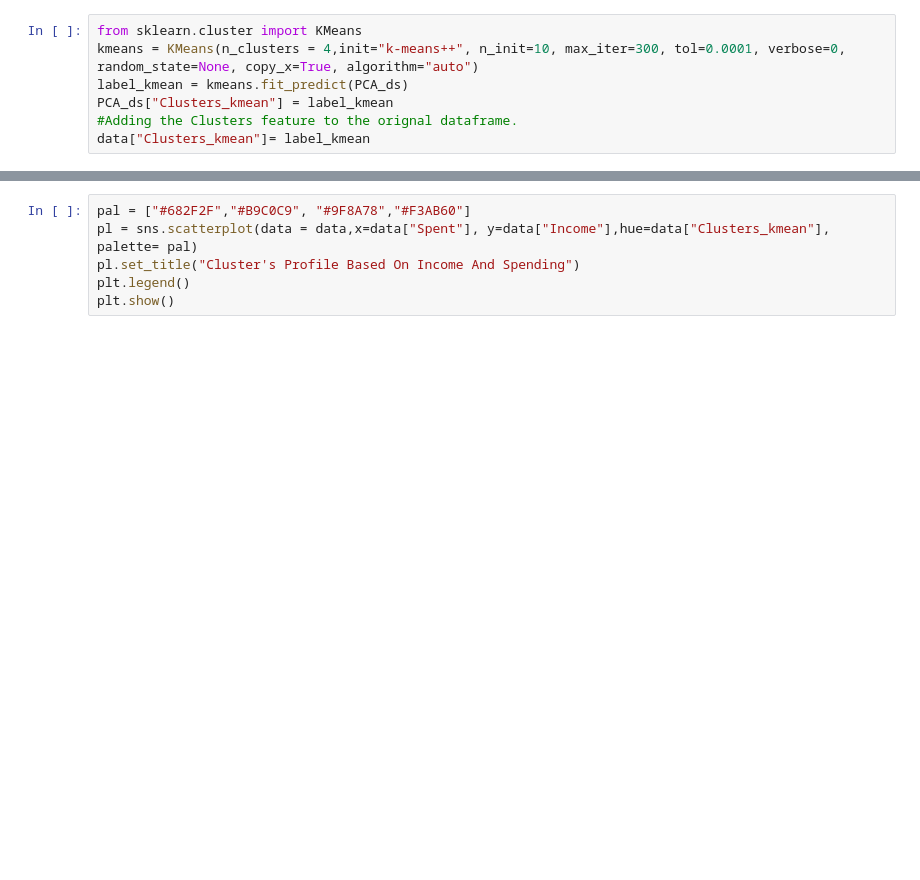
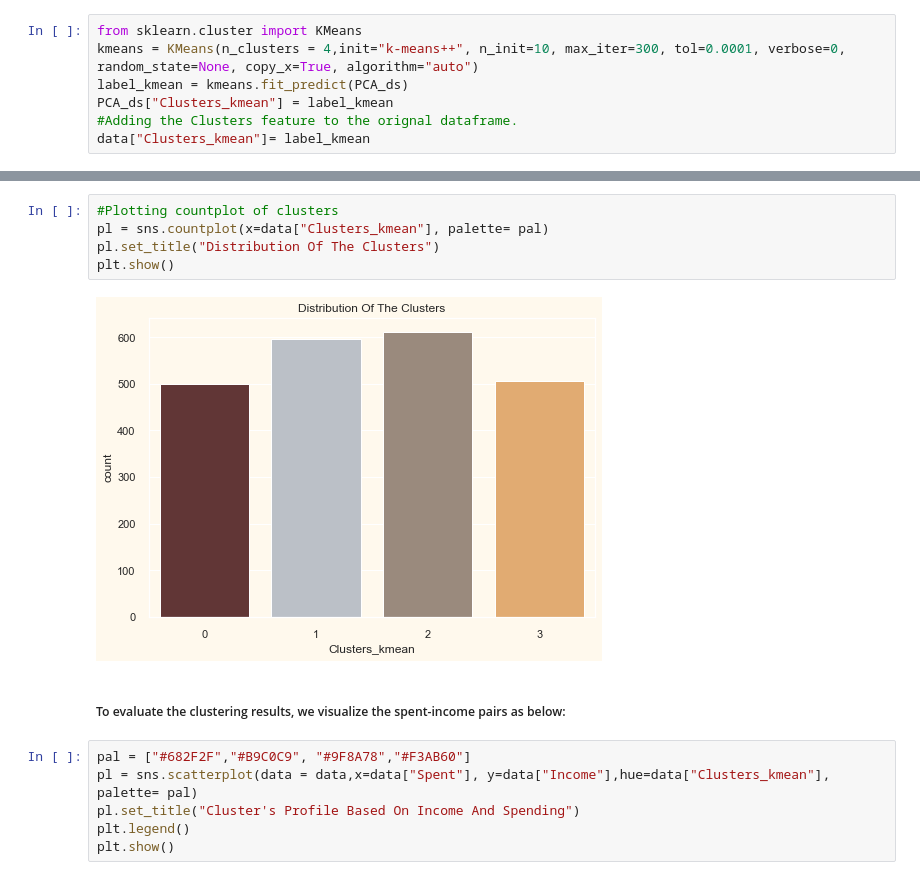
Before and after one commit to lsa108/733-blog, a Jupyter notebook: kmean and hierachical clustering.ipynb, the cells around one changed output, grey strips where cells are left out. Saved outputs shown, nothing was run; the diff lists cells and outputs as text; blank space fills up the shorter version.

```diff
--- a/kmean and hierachical clustering.ipynb
+++ b/kmean and hierachical clustering.ipynb
@@ -352,3 +355,12 @@ plt.show()
+# %%
+#Plotting countplot of clusters
+pl = sns.countplot(x=data["Clusters_kmean"], palette= pal)
+pl.set_title("Distribution Of The Clusters")
+plt.show()
+# %% [output]
+[figure, added]
+# %% [markdown]
+##### To evaluate the clustering results, we visualize the spent-income pairs as below:
 # %%
 pal = ["#682F2F","#B9C0C9", "#9F8A78","#F3AB60"]
 pl = sns.scatterplot(data = data,x=data["Spent"], y=data["Income"],hue=data["Clusters_kmean"], palette= pal)
```
Also changed, not shown: parts of 51 cells of this notebook.
